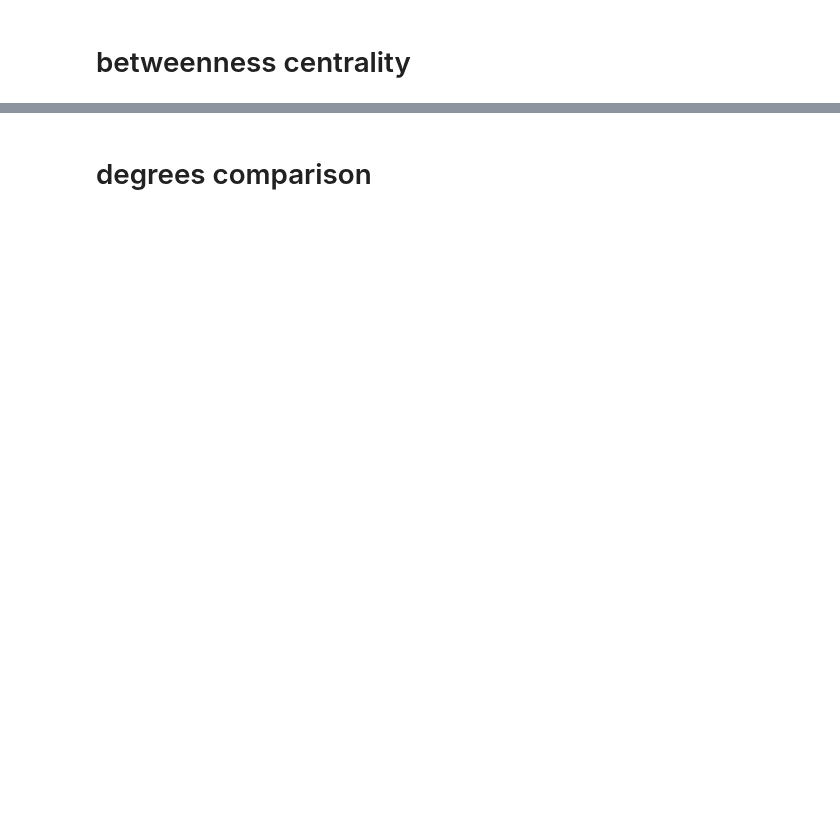
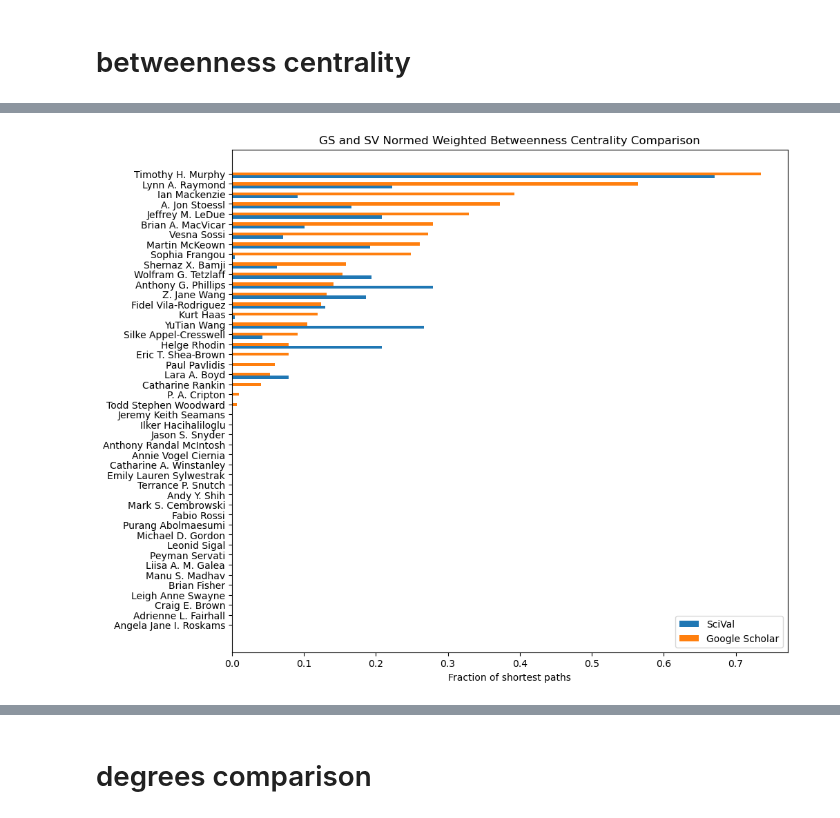
Before and after one commit to rainacao/scholar_metrics_scraper, a Jupyter notebook: authorlist comparisons/centrality.ipynb, the cells around one changed output, grey strips where cells are left out. Saved outputs shown, nothing was run; the diff lists cells and outputs as text; code cells hidden in the pictures; blank space fills up the shorter version.

```diff
--- a/authorlist comparisons/centrality.ipynb
+++ b/authorlist comparisons/centrality.ipynb
@@ -246,0 +216,15 @@ plt.xticks(range(len(sv_names)), labels=sv_names, rotation=90, fontsize='x-small
+# %%
+sv_coauthor_matrix = get_coauthor_matrix(combined_df, "sv_name", "sv_coauthors")
+gs_coauthor_matrix = get_coauthor_matrix(combined_df, "gs_name", "gs_coauthors")
+# %%
+inversed_sv_matrix = 1/sv_coauthor_matrix[sv_coauthor_matrix > 0]
+sv_coauthor_matrix[sv_coauthor_matrix > 0] = inversed_sv_matrix
+
+inversed_gs_matrix = 1/gs_coauthor_matrix[gs_coauthor_matrix > 0]
+gs_coauthor_matrix[gs_coauthor_matrix > 0] = inversed_gs_matrix
+
+gs_weighted_centrality = bct.betweenness_wei(gs_coauthor_matrix)
+sv_weighted_centrality = bct.betweenness_wei(sv_coauthor_matrix)
+
+gs_weighted_centrality_normed = gs_weighted_centrality*2/((len(gs_weighted_centrality)-1)*(len(gs_weighted_centrality)-2))
+sv_weighted_centrality_normed = sv_weighted_centrality*2/((len(sv_weighted_centrality)-1)*(len(sv_weighted_centrality)-2))
@@ -246,0 +239,12 @@ plt.xticks(range(len(sv_names)), labels=sv_names, rotation=90, fontsize='x-small
+# %%
+weighted_centrality_df = pd.DataFrame({
+    "Name":sv_names,
+    "SciVal":sv_weighted_centrality_normed,
+    "Google Scholar":gs_weighted_centrality_normed,
+})
+
+weighted_ordered_df = weighted_centrality_df.sort_values(by="Google Scholar", ascending=True)
+
+plot_comparison_graph(weighted_ordered_df, "GS and SV Normed Weighted Betweenness Centrality Comparison", "Fraction of shortest paths")
+# %% [output]
+[figure, added]
```
Also changed, not shown: parts of 49 cells of this notebook, 1 other file.
